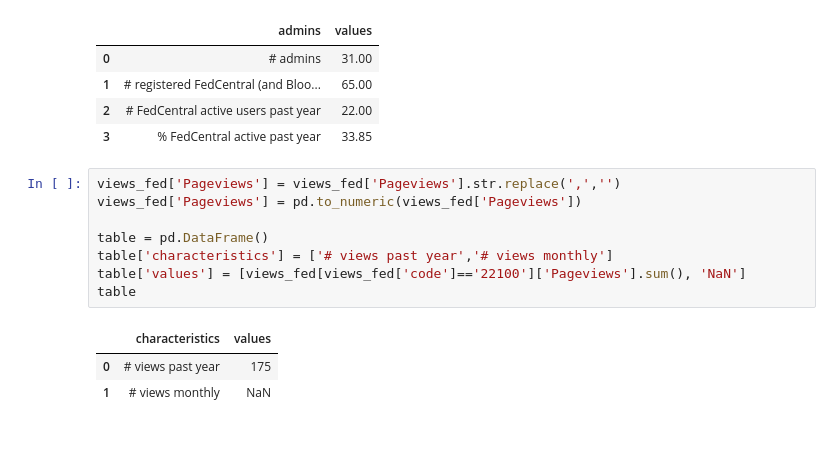
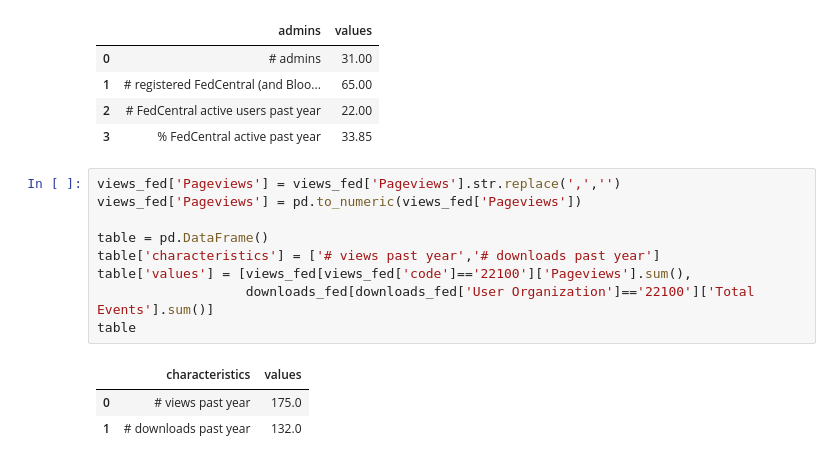
Before and after one commit to olga0503/DATA602hw1, a Jupyter notebook: FedCentral Analytics .ipynb, the cells around one changed output. Cells and saved outputs as stored; diff of their text form.

```diff
--- a/FedCentral Analytics .ipynb
+++ b/FedCentral Analytics .ipynb
@@ -683,12 +683,13 @@ table
 # %%
 views_fed['Pageviews'] = views_fed['Pageviews'].str.replace(',','')
 views_fed['Pageviews'] = pd.to_numeric(views_fed['Pageviews'])
 
 table = pd.DataFrame()
-table['characteristics'] = ['# views past year','# views monthly']
-table['values'] = [views_fed[views_fed['code']=='22100']['Pageviews'].sum(), 'NaN']
+table['characteristics'] = ['# views past year','# downloads past year']
+table['values'] = [views_fed[views_fed['code']=='22100']['Pageviews'].sum(),
+                   downloads_fed[downloads_fed['User Organization']=='22100']['Total Events'].sum()]
 table
 # %% [output]
 |  | characteristics | values |
-| 0 | # views past year | 175 |
-| 1 | # views monthly | NaN |
+| 0 | # views past year | 175.0 |
+| 1 | # downloads past year | 132.0 |
```
Also changed, not shown: parts of 1 cell of this notebook.
